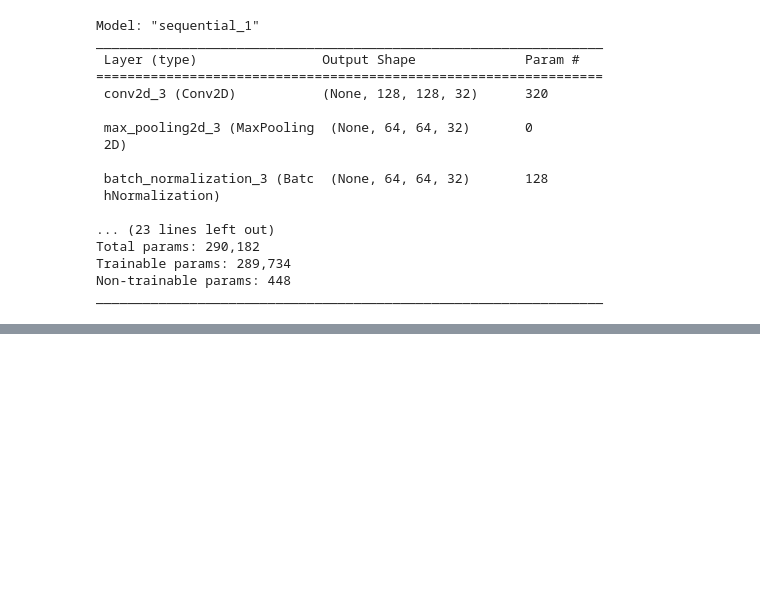
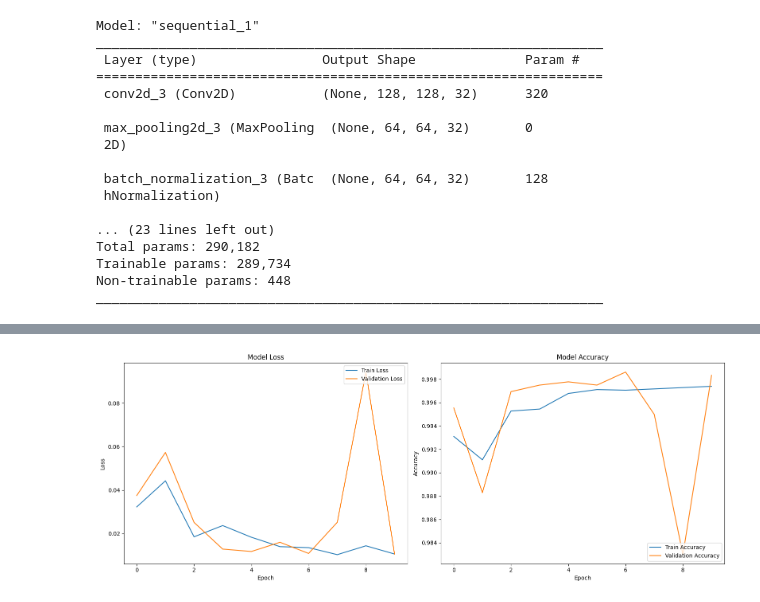
Before and after one commit to TurnerBurner01/Live-Hand-Detection-, a Jupyter notebook: main.ipynb, the cells around one changed output, grey strips where cells are left out. Cells and saved outputs as stored; diff of their text form; code cells hidden in the pictures; blank space fills up the shorter version.

Commit message:
Adding Model Version 2 (99.7% acc)

```diff
--- a/main.ipynb
+++ b/main.ipynb
@@ -175,7 +175,7 @@ from keras.callbacks import ModelCheckpoint, EarlyStopping, ReduceLROnPlateau
 
 # Model Checkpoint: Saves the best model if it improves
 model_checkpoint = ModelCheckpoint(
-    "Models/V1 Model.h5",               # File save location
+    "Models/V2 Model.h5",               # File save location
     monitor = "loss",                   # Monitor the loss of the model
     verbose = 1,                        # Print a message when saving
     save_best_only = True,              # Only save if the model improves
@@ -205,18 +205,21 @@ reduce_LR = ReduceLROnPlateau(
 # Training The Model
 from scipy import ndimage
 
+BATCH_SIZE = 32
+
 model_history = model.fit(
     # Augmenting the images on the fly (.flow()) in batches of 32 when giving images and labels while training
-    x = img_gen.flow(X_train, Y_train, batch_size = 32),
+    x = img_gen.flow(X_train, Y_train, batch_size = BATCH_SIZE),
 
     # Tells keras how many batches to process before counting up an epoch
-    steps_per_epoch = X_train.shape[0], # 32
+    # (Divide total samples by batch size to get number of batches per epoch)
+    steps_per_epoch = X_train.shape[0] // BATCH_SIZE,
 
     # Repeat Steps for validation data
-    validation_data = img_gen.flow(X_test, Y_test, batch_size = 32),
-    validation_steps = X_test.shape[0], # 32
+    validation_data = img_gen.flow(X_test, Y_test, batch_size = BATCH_SIZE),
+    validation_steps = X_test.shape[0] // BATCH_SIZE,
 
-    epochs = 50,
+    epochs = 10,
     callbacks = [model_checkpoint, early_stopping, reduce_LR],
 )
 # %% [output]
@@ -240,0 +256,25 @@ Testing Accuracy: 82.72%
+# %%
+plt.figure(figsize=(16,6))
+
+# Loss subplot
+plt.subplot(1,2,1)
+plt.plot(model_history.history['loss'])
+plt.plot(model_history.history['val_loss'])
+plt.title('Model Loss')
+plt.ylabel('Loss')
+plt.xlabel('Epoch')
+plt.legend(['Train Loss', 'Validation Loss'], loc='upper right')
+
+# Accuracy subplot
+plt.subplot(1,2,2)
+plt.plot(model_history.history['accuracy'])
+plt.plot(model_history.history['val_accuracy'])
+plt.title('Model Accuracy')
+plt.ylabel('Accuracy')
+plt.xlabel('Epoch')
+plt.legend(['Train Accuracy', 'Validation Accuracy'], loc='lower right')
+
+plt.tight_layout()
+plt.show()
+# %% [output]
+[figure, added]
```
Also changed, not shown: parts of 2 cells of this notebook, 2 other files.
